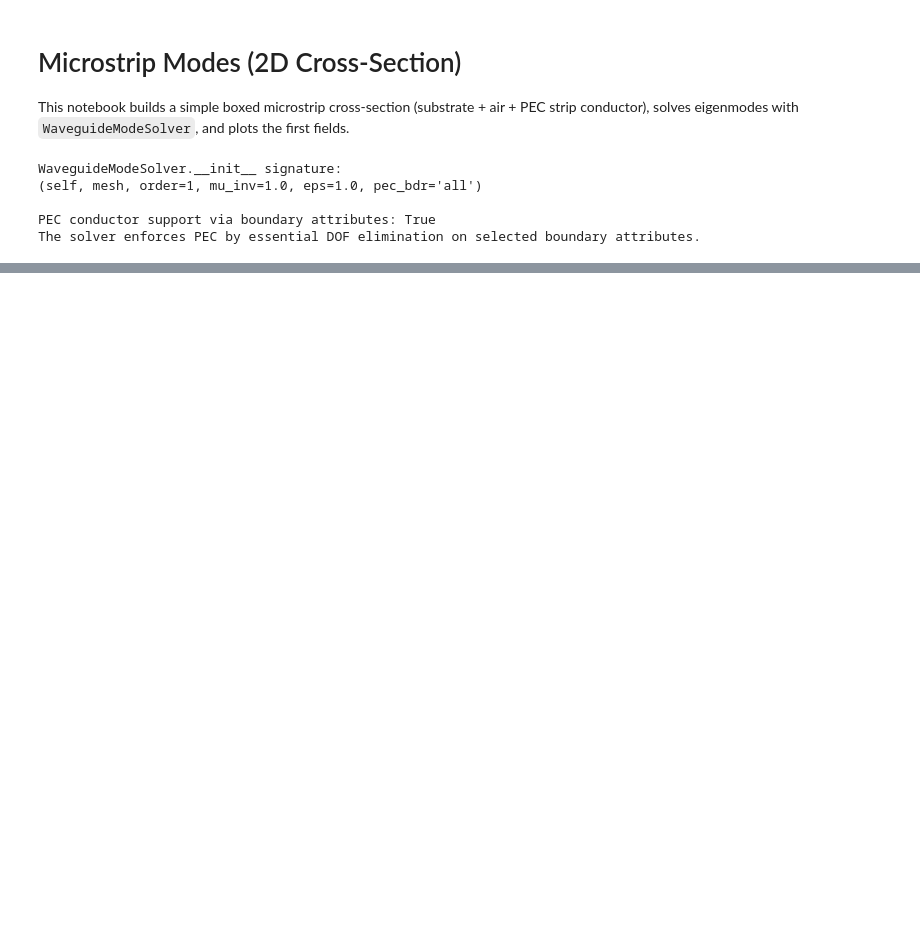
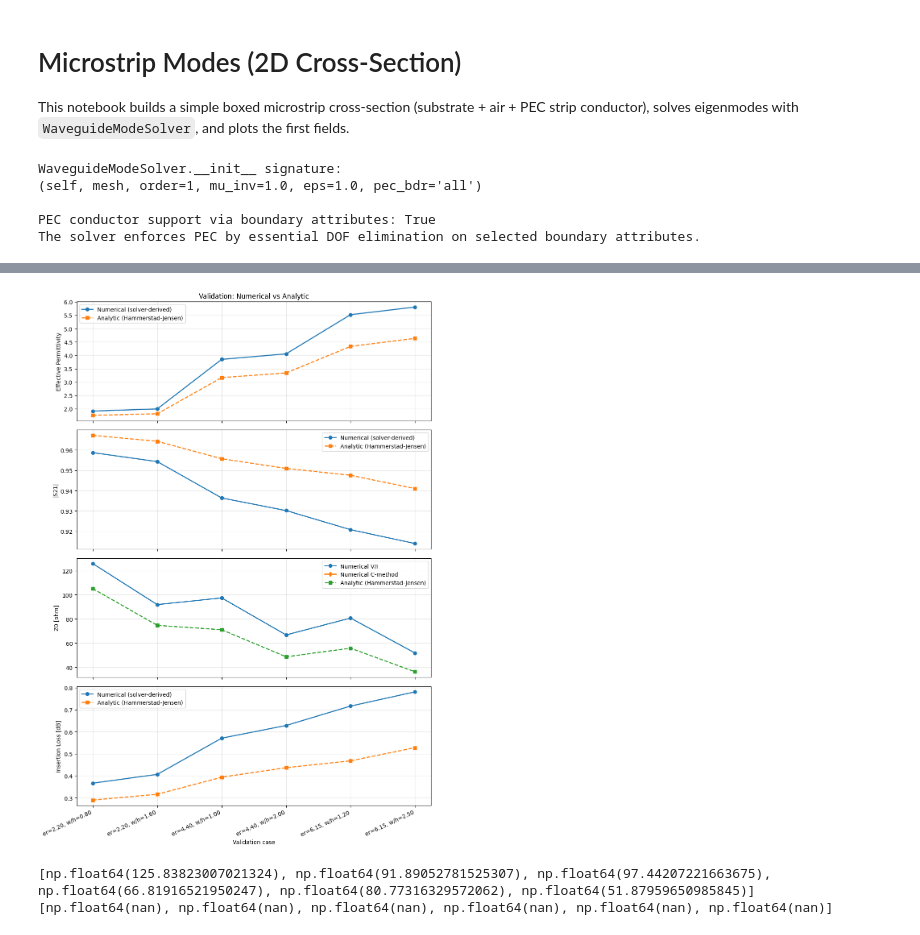
Before and after one commit to EpsilonForge/PalaceToolkit, a Jupyter notebook: docs/examples/microstrip_modes.ipynb, the cells around one changed output, grey strips where cells are left out. Drawn from its saved outputs; the diff is of its cells as text; code cells hidden in the pictures; blank space fills up the shorter version.

Commit message:
Added comparison with analytic formulas

```diff
--- a/docs/examples/microstrip_modes.ipynb
+++ b/docs/examples/microstrip_modes.ipynb
@@ -126,6 +150,7 @@ mesh_file = make_microstrip_mesh(
     strip_t=0.06,
     lc_bulk=0.18,
     lc_strip=0.05,
+    meshsize=1.0,  # decrease for convergence checks (e.g. 0.7, 0.5)
 )
 view_mesh(mesh_file)
 
@@ -211,0 +459,66 @@ MFEM Warning: 18 points were not found
+# %%
+rows = sorted(rows, key=lambda r: (r[0], r[1]))
+case_labels = [f"er={r[0]:.2f}, w/h={r[1]:.2f}" for r in rows]
+x = np.arange(len(rows))
+eps_eff_solver_vals = [r[2] for r in rows]
+eps_eff_hj_vals = [r[3] for r in rows]
+s21_solver_vals = [r[5] for r in rows]
+s21_hj_vals = [r[6] for r in rows]
+z0_vi_vals = [r[8] for r in rows]
+z0_cap_vals = [r[9] for r in rows]
+z0_hj_vals = [r[10] for r in rows]
+il_solver_vals = [r[13] for r in rows]
+il_hj_vals = [r[14] for r in rows]
+
+print("Validation against Hammerstad-Jensen (dielectric loss via |S21|):")
+print(f"tan(delta)={tand_sub:.4f}, normalized line length L={line_length:.2f}")
+print("  er   w/h   eps_eff_num   eps_eff_HJ  eps_err[%]   |S21|_num   |S21|_HJ   S21_err[%]   Z0_VI[ohm]   Z0_C[ohm]   Z0_HJ[ohm]   Z0_VI_err[%]   Z0_C_err[%]   IL_num[dB]   IL_HJ[dB]")
+for er, u, ee_num, ee_hj, ee_err, s21_s, s21_hj, e_pct, z0_vi_i, z0_c_i, z0_hj_i, z0_e1, z0_e2, il_s, il_hj in rows:
+    print(f"{er:5.2f} {u:4.2f} {ee_num:12.6f} {ee_hj:12.6f} {ee_err:10.3f} {s21_s:11.6f} {s21_hj:10.6f} {e_pct:11.3f} {z0_vi_i:11.3f} {z0_c_i:10.3f} {z0_hj_i:11.3f} {z0_e1:13.3f} {z0_e2:11.3f} {il_s:12.4f} {il_hj:11.4f}")
+
+abs_eps_err = [abs(r[4]) for r in rows]
+abs_s21_err = [abs(r[7]) for r in rows]
+abs_z0_vi_err = [abs(r[11]) for r in rows]
+abs_z0_cap_err = [abs(r[12]) for r in rows]
+print(f"\nMean |rel err| in eps_eff: {np.mean(abs_eps_err):.3f}%")
+print(f"Max  |rel err| in eps_eff: {np.max(abs_eps_err):.3f}%")
+print(f"Mean |rel err| in |S21|:  {np.mean(abs_s21_err):.3f}%")
+print(f"Max  |rel err| in |S21|:  {np.max(abs_s21_err):.3f}%")
+print(f"Mean |rel err| in Z0 (V/I): {np.mean(abs_z0_vi_err):.3f}%")
+print(f"Max  |rel err| in Z0 (V/I): {np.max(abs_z0_vi_err):.3f}%")
+print(f"Mean |rel err| in Z0 (C):   {np.mean(abs_z0_cap_err):.3f}%")
+print(f"Max  |rel err| in Z0 (C):   {np.max(abs_z0_cap_err):.3f}%")
+
+fig, axes = plt.subplots(4, 1, figsize=(10, 14), sharex=True)
+axes[0].plot(x, eps_eff_solver_vals, "o-", lw=1.8, label="Numerical (solver-derived)")
+axes[0].plot(x, eps_eff_hj_vals, "s--", lw=1.8, label="Analytic (Hammerstad-Jensen)")
+axes[0].set_ylabel("Effective Permittivity")
+axes[0].set_title("Validation: Numerical vs Analytic")
+axes[0].grid(True, alpha=0.3)
+axes[0].legend()
+
+axes[1].plot(x, s21_solver_vals, "o-", lw=1.8, label="Numerical (solver-derived)")
+axes[1].plot(x, s21_hj_vals, "s--", lw=1.8, label="Analytic (Hammerstad-Jensen)")
+axes[1].set_ylabel("|S21|")
+axes[1].grid(True, alpha=0.3)
+axes[1].legend()
+
+axes[2].plot(x, z0_vi_vals, "o-", lw=1.8, label="Numerical V/I")
+axes[2].plot(x, z0_cap_vals, "d-", lw=1.9, label="Numerical C-method")
+axes[2].plot(x, z0_hj_vals, "s--", lw=1.8, label="Analytic (Hammerstad-Jensen)")
+axes[2].set_ylabel("Z0 [ohm]")
+axes[2].grid(True, alpha=0.3)
+axes[2].legend()
+
+axes[3].plot(x, il_solver_vals, "o-", lw=1.8, label="Numerical (solver-derived)")
+axes[3].plot(x, il_hj_vals, "s--", lw=1.8, label="Analytic (Hammerstad-Jensen)")
+axes[3].set_ylabel("Insertion Loss [dB]")
+axes[3].set_xlabel("Validation case")
+axes[3].grid(True, alpha=0.3)
+axes[3].legend()
+
+axes[3].set_xticks(x)
+axes[3].set_xticklabels(case_labels, rotation=25, ha="right")
+plt.tight_layout()
+plt.show()
+# %% [output]
@@ -211,0 +543,7 @@ MFEM Warning: 18 points were not found
+[figure, added]
+# %%
+print(z0_vi_vals)
+print(z0_cap_vals)
+# %% [output]
+[np.float64(125.83823007021324), np.float64(91.89052781525307), np.float64(97.44207221663675), np.float64(66.81916521950247), np.float64(80.77316329572062), np.float64(51.87959650985845)]
+[np.float64(nan), np.float64(nan), np.float64(nan), np.float64(nan), np.float64(nan), np.float64(nan)]
```
Also changed, not shown: parts of 9 cells of this notebook.
